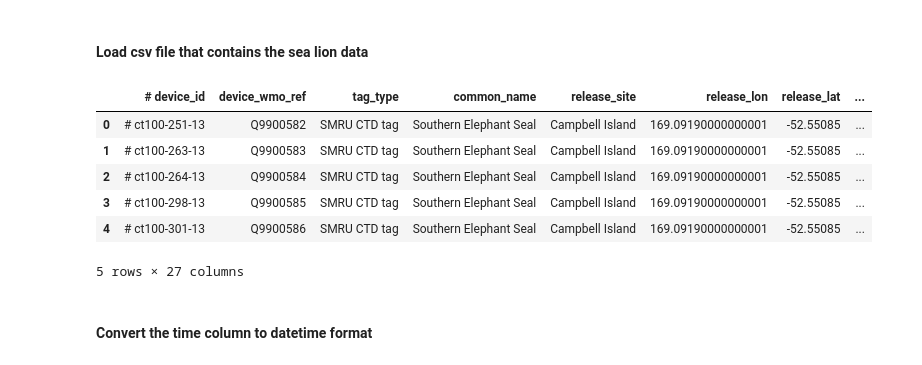
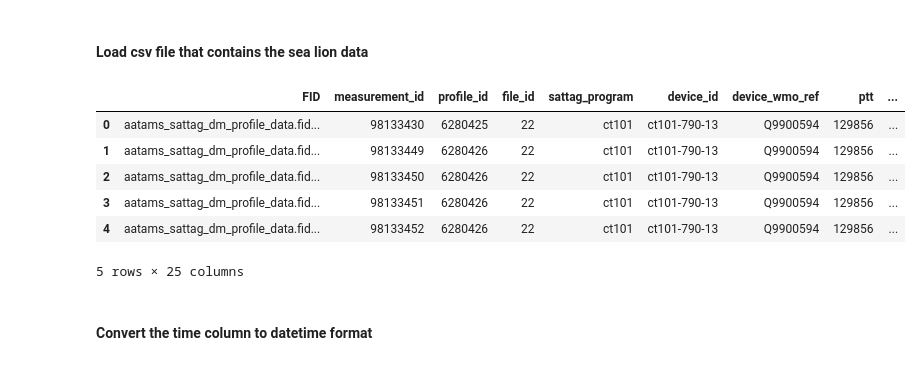
Before and after one commit to ribeiron/CAPSTAN_HAB_work, a Jupyter notebook: Notebooks/exploring_sea_lion_data.ipynb, the cells around one changed output. Saved outputs shown, nothing was run; the diff lists cells and outputs as text; code cells hidden in the pictures.

Commit message:
sea lion distribution SA

```diff
--- a/Notebooks/exploring_sea_lion_data.ipynb
+++ b/Notebooks/exploring_sea_lion_data.ipynb
@@ -44,24 +44,24 @@ from datetime import datetime
 #### Load csv file that contains the sea lion data
 # %%
 # Replace 'your_file.csv' with the actual file path
-file_path = r'C:\Users\nribeiro\OneDrive - University of Tasmania\IMOS Shared Docs\CAPSTAN 2025\CAPSTAN_HAB_work\Datasets\sea_lion_SA.csv'
+file_path = r'C:\Users\nribeiro\OneDrive - University of Tasmania\IMOS Shared Docs\CAPSTAN 2025\Datasets\sea_lion_SA.csv'
 
 #I had to add this line because I was getting an error while importing that this column had mixed types.
 dtype_options = {'device_wmo_ref': 'object'}
 
 
 # Load the CSV file into a DataFrame
 df = pd.read_csv(file_path, dtype=dtype_options)
 # Display the DataFrame
 df.head()
 # %% [output]
-|  | # device_id | device_wmo_ref | tag_type | common_name | release_site | release_lon | release_lat | ... |
-| 0 | # ct100-251-13 | Q9900582 | SMRU CTD tag | Southern Elephant Seal | Campbell Island | 169.09190000000001 | -52.55085 | ... |
-| 1 | # ct100-263-13 | Q9900583 | SMRU CTD tag | Southern Elephant Seal | Campbell Island | 169.09190000000001 | -52.55085 | ... |
-| 2 | # ct100-264-13 | Q9900584 | SMRU CTD tag | Southern Elephant Seal | Campbell Island | 169.09190000000001 | -52.55085 | ... |
-| 3 | # ct100-298-13 | Q9900585 | SMRU CTD tag | Southern Elephant Seal | Campbell Island | 169.09190000000001 | -52.55085 | ... |
-| 4 | # ct100-301-13 | Q9900586 | SMRU CTD tag | Southern Elephant Seal | Campbell Island | 169.09190000000001 | -52.55085 | ... |
+|  | FID | measurement_id | profile_id | file_id | sattag_program | device_id | device_wmo_ref | ptt | ... |
+| 0 | aatams_sattag_dm_profile_data.fid... | 98133430 | 6280425 | 22 | ct101 | ct101-790-13 | Q9900594 | 129856 | ... |
+| 1 | aatams_sattag_dm_profile_data.fid... | 98133449 | 6280426 | 22 | ct101 | ct101-790-13 | Q9900594 | 129856 | ... |
+| 2 | aatams_sattag_dm_profile_data.fid... | 98133450 | 6280426 | 22 | ct101 | ct101-790-13 | Q9900594 | 129856 | ... |
+| 3 | aatams_sattag_dm_profile_data.fid... | 98133451 | 6280426 | 22 | ct101 | ct101-790-13 | Q9900594 | 129856 | ... |
+| 4 | aatams_sattag_dm_profile_data.fid... | 98133452 | 6280426 | 22 | ct101 | ct101-790-13 | Q9900594 | 129856 | ... |
-5 rows × 27 columns
+5 rows × 25 columns
 # %% [markdown]
 #### Convert the time column to datetime format
 # %%
```
Also changed, not shown: parts of 23 cells of this notebook.
